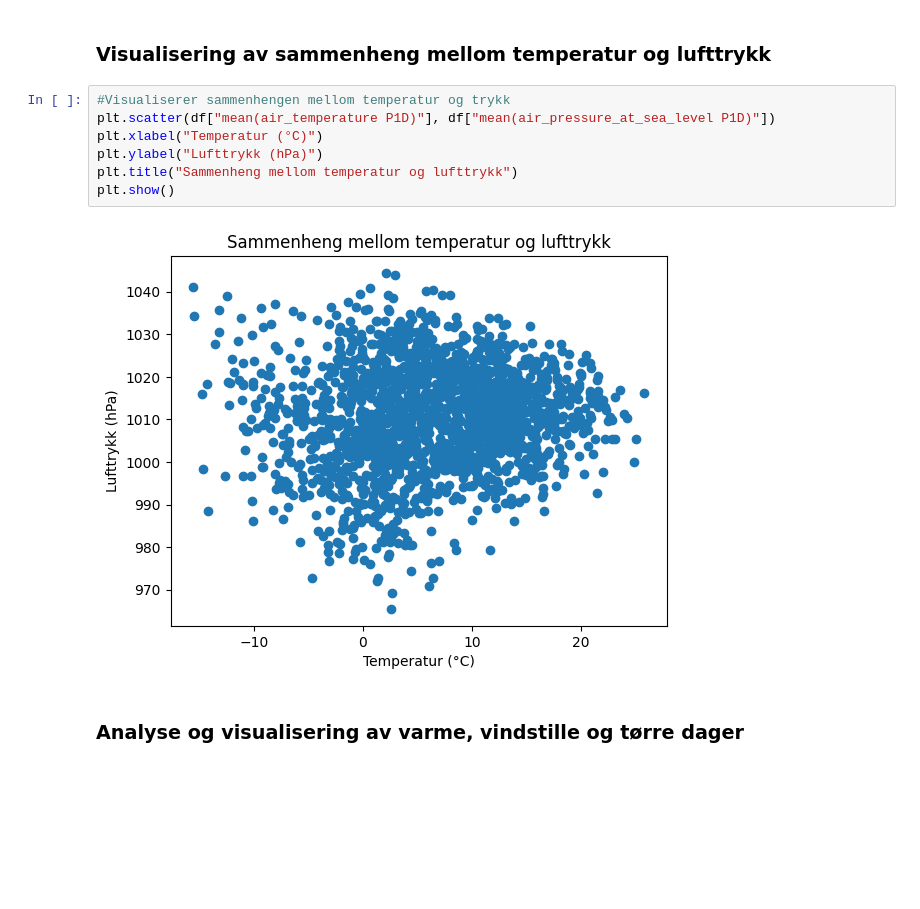
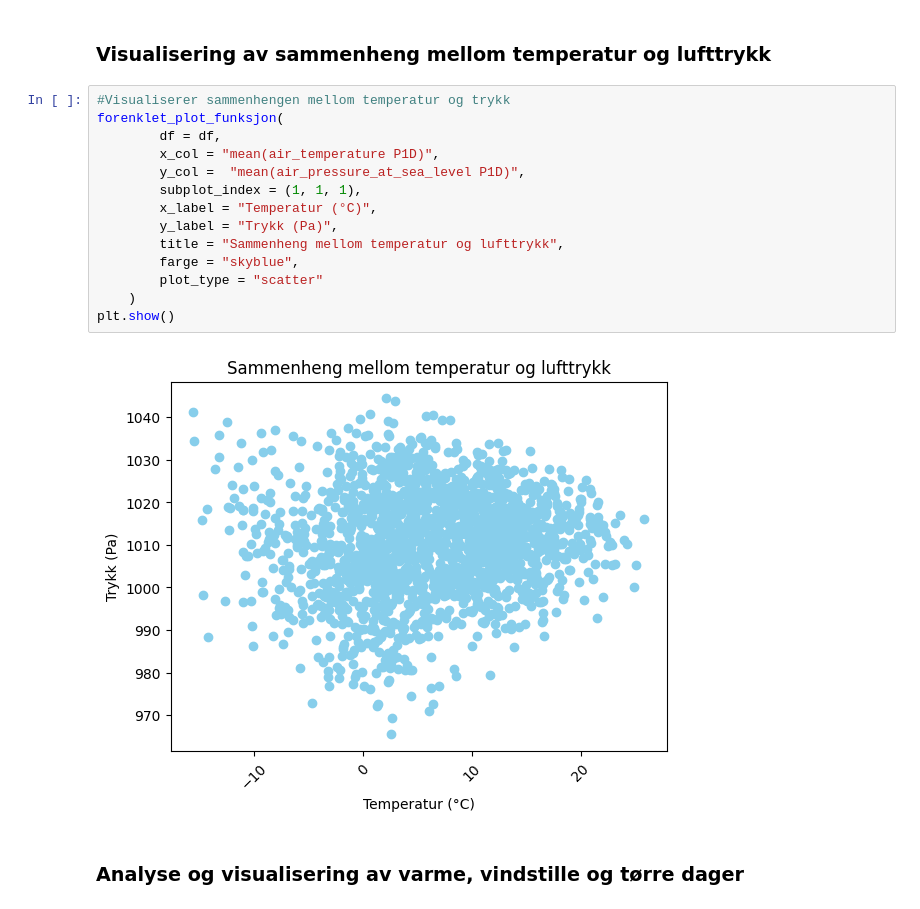
Before and after one commit to friha03/Milj-dataanalyseapplikasjon, a Jupyter notebook: notebooks/API_Frost/databehandling.ipynb, the cells around one changed output. Cells and saved outputs as stored; diff of their text form; blank space fills up the shorter version.

Commit message:
Scatterplot for databehandling

```diff
--- a/notebooks/API_Frost/databehandling.ipynb
+++ b/notebooks/API_Frost/databehandling.ipynb
@@ -282,13 +282,20 @@ Korrelasjon mellom temperatur og trykk: 0.08
 ### Visualisering av sammenheng mellom temperatur og lufttrykk
 # %%
 #Visualiserer sammenhengen mellom temperatur og trykk
-plt.scatter(df["mean(air_temperature P1D)"], df["mean(air_pressure_at_sea_level P1D)"])
-plt.xlabel("Temperatur (°C)")
-plt.ylabel("Lufttrykk (hPa)")
-plt.title("Sammenheng mellom temperatur og lufttrykk")
+forenklet_plot_funksjon(
+        df = df,
+        x_col = "mean(air_temperature P1D)",
+        y_col =  "mean(air_pressure_at_sea_level P1D)",
+        subplot_index = (1, 1, 1),
+        x_label = "Temperatur (°C)",
+        y_label = "Trykk (Pa)",
+        title = "Sammenheng mellom temperatur og lufttrykk",
+        farge = "skyblue",
+        plot_type = "scatter"
+    )
 plt.show()
 # %% [output]
-[figure, old version]
+[figure, new version]
 # %% [markdown]
 ### Analyse og visualisering av varme, vindstille og tørre dager
 # %%
```
Also changed, not shown: parts of 1 cell of this notebook, 1 other file.
